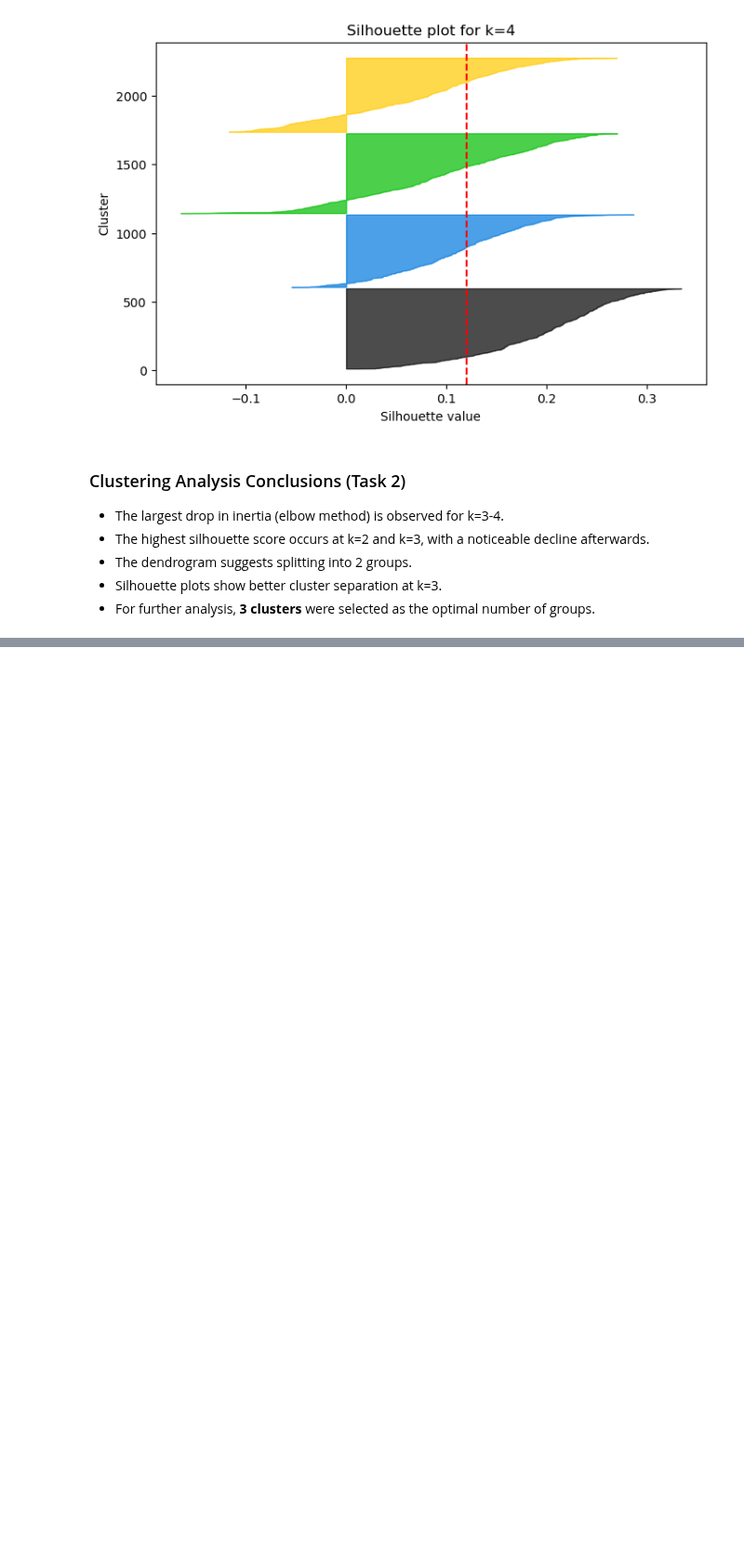
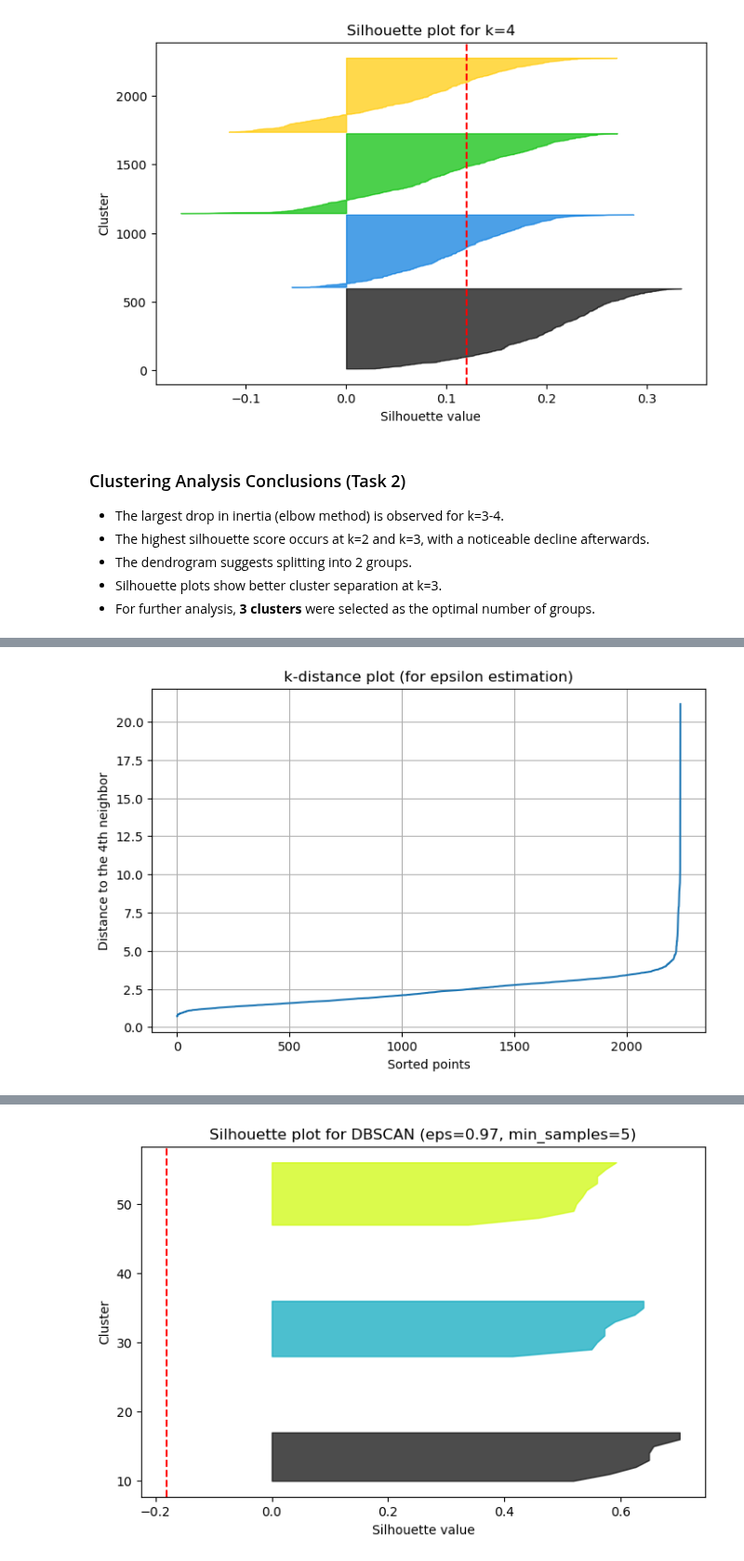
Before and after one commit to lukassso/python-mini-projects, a Jupyter notebook: machine-learning/unsupervised_clustering_project/customer_segmentation_scikit_learn.ipynb, the cells around one changed output, grey strips where cells are left out. Shown at 93% size. Cells and saved outputs as stored; diff of their text form; code cells hidden in the pictures; blank space fills up the shorter version.

Commit message:
ml-segmentation: dbscan clustering with parameter tuning and silhouette evaluation

```diff
--- a/machine-learning/unsupervised_clustering_project/customer_segmentation_scikit_learn.ipynb
+++ b/machine-learning/unsupervised_clustering_project/customer_segmentation_scikit_learn.ipynb
@@ -232,0 +236,79 @@ plot_silhouette(4)
+# %%
+# k-distance plot to estimate epsilon
+k = 4  # MinPts - 1
+neighbors = NearestNeighbors(n_neighbors=k)
+neighbors_fit = neighbors.fit(df_scaled)
+distances, indices = neighbors_fit.kneighbors(df_scaled)
+k_distances = np.sort(distances[:, k-1])  # distances to the k-th nearest neighbor
+
+plt.figure(figsize=(8,5))
+plt.plot(k_distances)
+plt.title("k-distance plot (for epsilon estimation)")
+plt.xlabel("Sorted points")
+plt.ylabel(f"Distance to the {k}th neighbor")
+plt.grid()
+plt.show()
+
+# Iteratively test different epsilon and MinPts values
+results = []
+eps_range = np.arange(0.1, 1.0, 0.01)
+minpts_range = range(2, 9)
+
+for eps in eps_range:
+    for minpts in minpts_range:
+        dbscan = DBSCAN(eps=eps, min_samples=minpts)
+        labels = dbscan.fit_predict(df_scaled)
+        n_clusters = len(set(labels)) - (1 if -1 in labels else 0)
+
+        # We assume 3 clusters based on previous analysis
+        if n_clusters == 3:
+            score = silhouette_score(df_scaled, labels)
+            results.append((eps, minpts, score))
+
+# Find best parameters
+results_df = pd.DataFrame(results, columns=['eps', 'minpts', 'silhouette'])
+results_df = results_df.sort_values(by='silhouette', ascending=False)
+print("Top DBSCAN parameter combinations for 3 clusters:")
+print(results_df.head())
+
+# Run DBSCAN with best parameters
+best_eps = results_df.iloc[0]['eps']
+best_minpts = int(results_df.iloc[0]['minpts'])
+
+dbscan = DBSCAN(eps=best_eps, min_samples=best_minpts)
+labels = dbscan.fit_predict(df_scaled)
+
+n_clusters = len(set(labels)) - (1 if -1 in labels else 0)
+n_noise = list(labels).count(-1)
+
+sil_score = silhouette_score(df_scaled, labels)
+db_score = davies_bouldin_score(df_scaled, labels)
+ch_score = calinski_harabasz_score(df_scaled, labels)
+
+print(f"\nBest DBSCAN parameters: eps={best_eps}, min_samples={best_minpts}")
+print(f"Number of clusters: {n_clusters}")
+print(f"Number of noise points: {n_noise}")
+print(f"Silhouette score: {sil_score:.4f}")
+print(f"Davies-Bouldin score: {db_score:.4f}")
+print(f"Calinski-Harabasz score: {ch_score:.2f}")
+
+# Silhouette plot for DBSCAN
+sil_vals = silhouette_samples(df_scaled, labels)
+
+plt.figure(figsize=(8,5))
+y_lower = 10
+for i in range(n_clusters):
+    ith_vals = sil_vals[labels == i]
+    ith_vals.sort()
+    size_i = ith_vals.shape[0]
+    y_upper = y_lower + size_i
+    color = plt.cm.nipy_spectral(float(i) / n_clusters)
+    plt.fill_betweenx(np.arange(y_lower, y_upper), 0, ith_vals, facecolor=color, edgecolor=color, alpha=0.7)
+    y_lower = y_upper + 10
+plt.xlabel("Silhouette value")
+plt.ylabel("Cluster")
+plt.title(f"Silhouette plot for DBSCAN (eps={best_eps:.2f}, min_samples={best_minpts})")
+plt.axvline(x=np.mean(sil_vals), color="red", linestyle="--")
+plt.show()
+# %% [output]
+[figure, added]
@@ -232,0 +329 @@ plot_silhouette(4)
+[figure, added]
```
Also changed, not shown: parts of 4 cells of this notebook.
